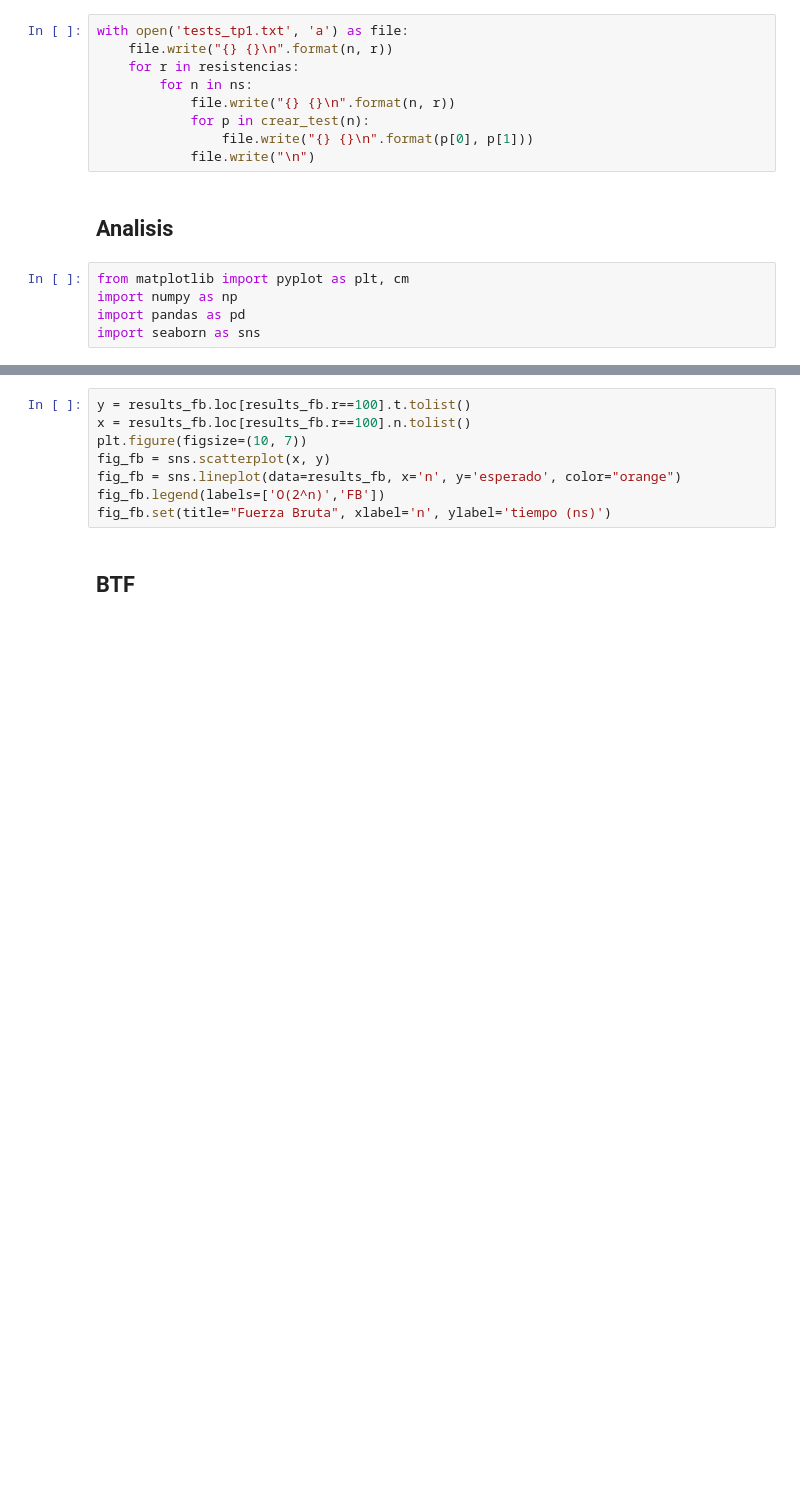
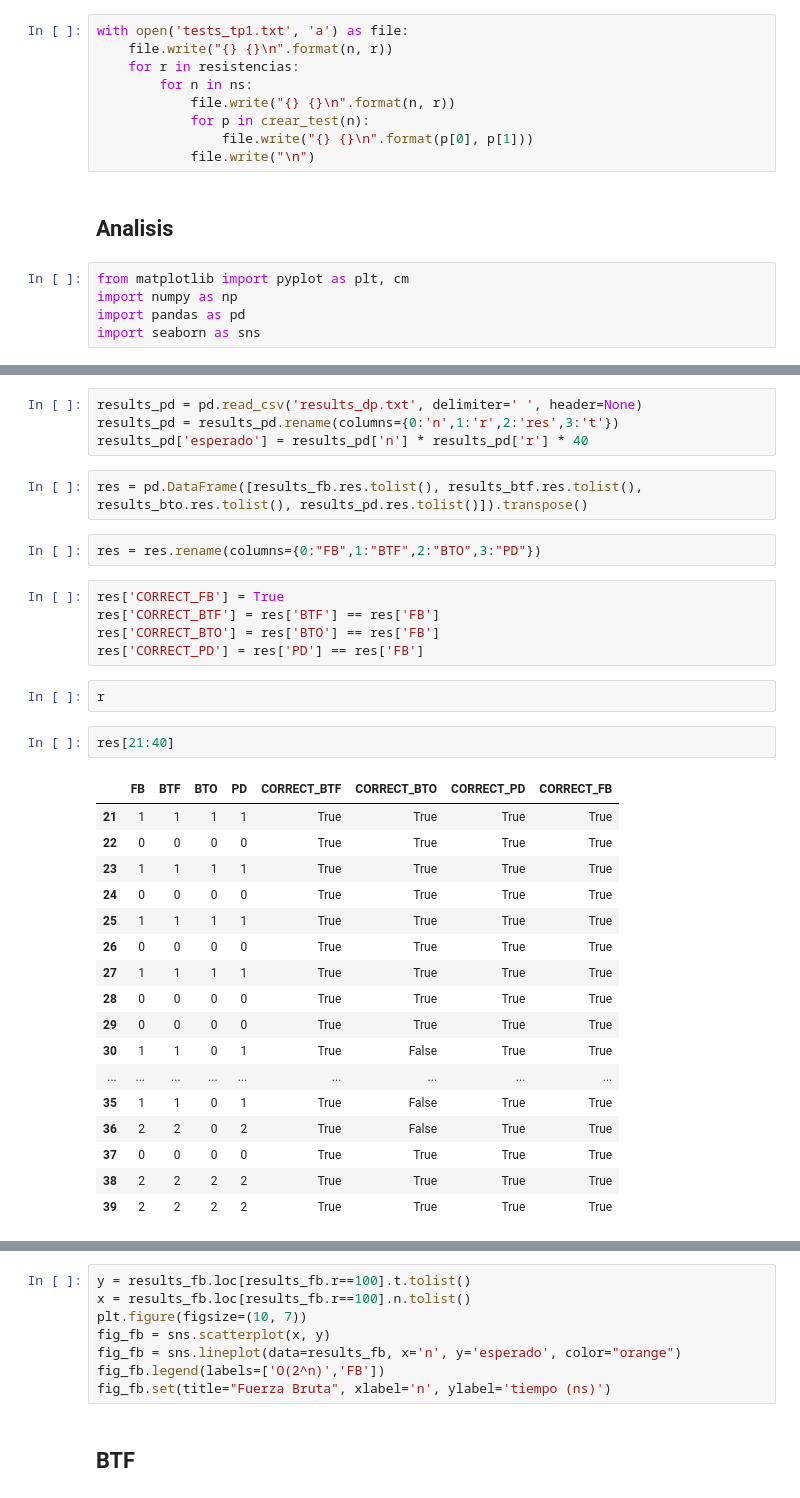
Before and after one commit to pablolp99/tp1-algo3, a Jupyter notebook: tp1-ayed3-notebook.ipynb, the cells around one changed output, grey strips where cells are left out. Cells and saved outputs as stored; diff of their text form; blank space fills up the shorter version.

```diff
--- a/tp1-ayed3-notebook.ipynb
+++ b/tp1-ayed3-notebook.ipynb
@@ -33,0 +46,35 @@ import seaborn as sns
+# %%
+results_pd = pd.read_csv('results_dp.txt', delimiter=' ', header=None)
+results_pd = results_pd.rename(columns={0:'n',1:'r',2:'res',3:'t'})
+results_pd['esperado'] = results_pd['n'] * results_pd['r'] * 40
+# %%
+res = pd.DataFrame([results_fb.res.tolist(), results_btf.res.tolist(), results_bto.res.tolist(), results_pd.res.tolist()]).transpose()
+# %%
+res = res.rename(columns={0:"FB",1:"BTF",2:"BTO",3:"PD"})
+# %%
+res['CORRECT_FB'] = True
+res['CORRECT_BTF'] = res['BTF'] == res['FB']
+res['CORRECT_BTO'] = res['BTO'] == res['FB']
+res['CORRECT_PD'] = res['PD'] == res['FB']
+# %%
+r
+# %%
+res[21:40]
+# %% [output]
+|  | FB | BTF | BTO | PD | CORRECT_BTF | CORRECT_BTO | CORRECT_PD | CORRECT_FB |
+| 21 | 1 | 1 | 1 | 1 | True | True | True | True |
+| 22 | 0 | 0 | 0 | 0 | True | True | True | True |
+| 23 | 1 | 1 | 1 | 1 | True | True | True | True |
+| 24 | 0 | 0 | 0 | 0 | True | True | True | True |
+| 25 | 1 | 1 | 1 | 1 | True | True | True | True |
+| 26 | 0 | 0 | 0 | 0 | True | True | True | True |
+| 27 | 1 | 1 | 1 | 1 | True | True | True | True |
+| 28 | 0 | 0 | 0 | 0 | True | True | True | True |
+| 29 | 0 | 0 | 0 | 0 | True | True | True | True |
+| 30 | 1 | 1 | 0 | 1 | True | False | True | True |
+| ... | ... | ... | ... | ... | ... | ... | ... | ... |
+| 35 | 1 | 1 | 0 | 1 | True | False | True | True |
+| 36 | 2 | 2 | 0 | 2 | True | False | True | True |
+| 37 | 0 | 0 | 0 | 0 | True | True | True | True |
+| 38 | 2 | 2 | 2 | 2 | True | True | True | True |
+| 39 | 2 | 2 | 2 | 2 | True | True | True | True |
```
Also changed, not shown: parts of 11 cells of this notebook, 6 other files.
